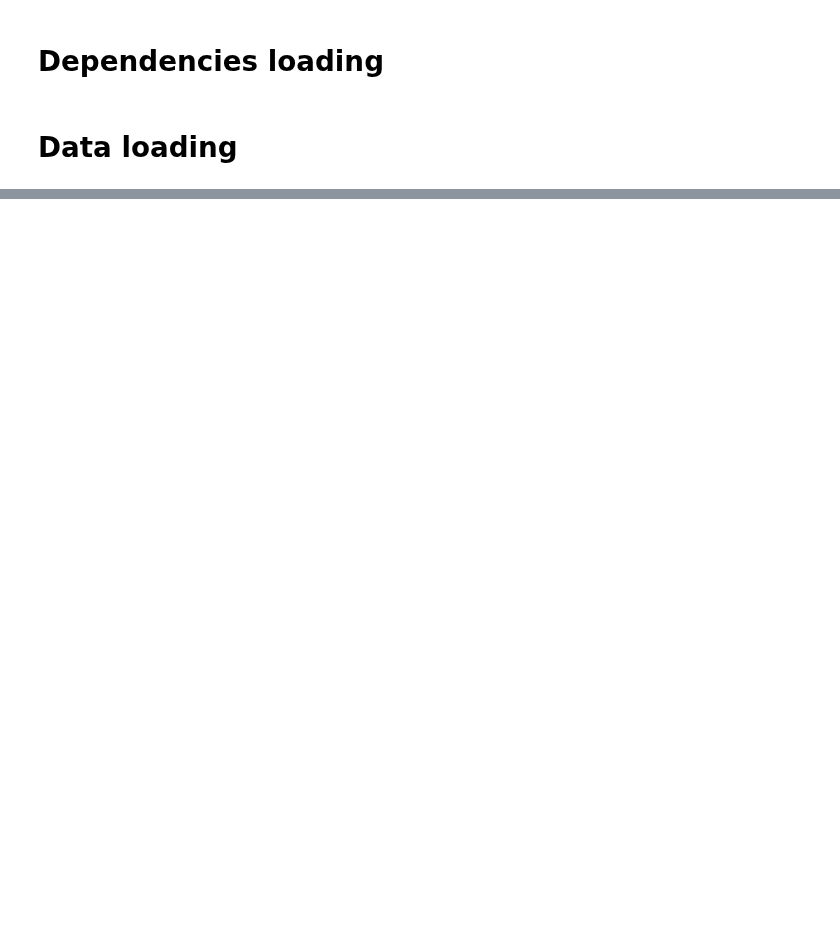
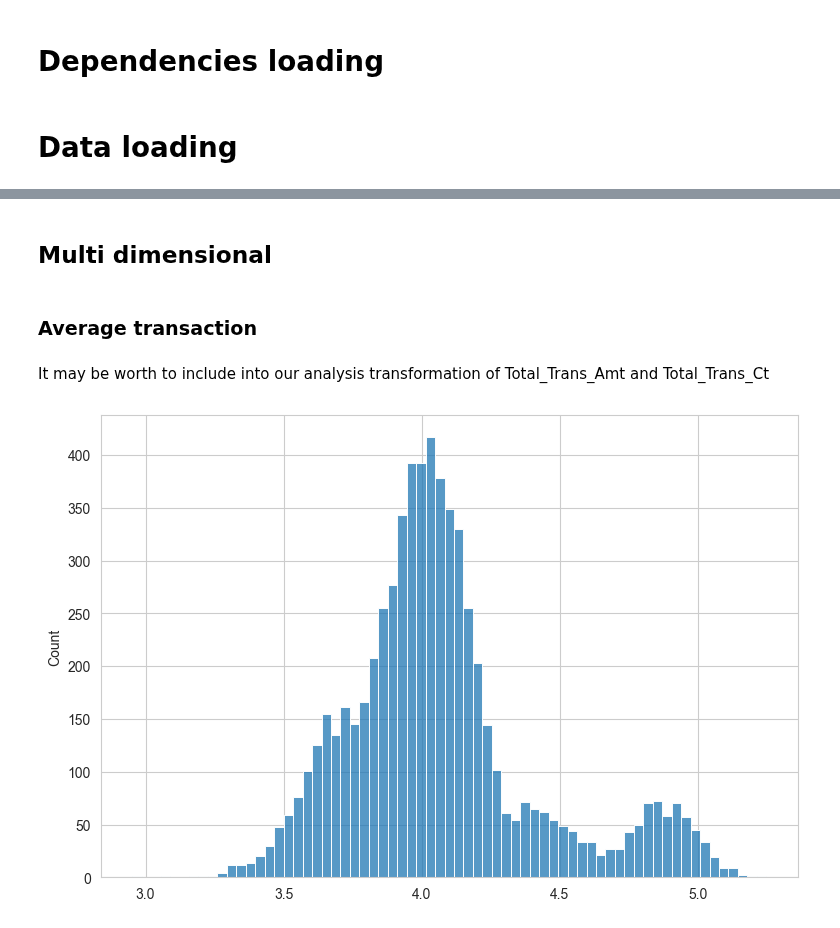
Before and after one commit to kasiadybcio/Credit_card, a Jupyter notebook: 2.feature_engineering.ipynb, the cells around one changed output, grey strips where cells are left out. Saved outputs shown, nothing was run; the diff lists cells and outputs as text; code cells hidden in the pictures; blank space fills up the shorter version.

```diff
--- a/2.feature_engineering.ipynb
+++ b/2.feature_engineering.ipynb
@@ -106,0 +90,16 @@ Based on graph above we can see that it is hard to assign Income Category and Ed
+# %%
+data['ln_Credit_Limit'] = np.log(data['Credit_Limit'])
+data_test['ln_Credit_Limit'] = np.log(data_test['Credit_Limit'])
+# %% [markdown]
+## Multi dimensional
+# %% [markdown]
+### Average transaction
+# %% [markdown]
+It may be worth to include into our analysis transformation of Total_Trans_Amt and Total_Trans_Ct
+# %%
+sns.set_style("whitegrid",{'font_scale':'1.6'})
+plt.figure(figsize=(9, 6))
+sns.histplot(np.log(data['Total_Trans_Amt']/data['Total_Trans_Ct']))
+plt.show()
+# %% [output]
+[figure, added]
```
Also changed, not shown: parts of 40 cells of this notebook.
